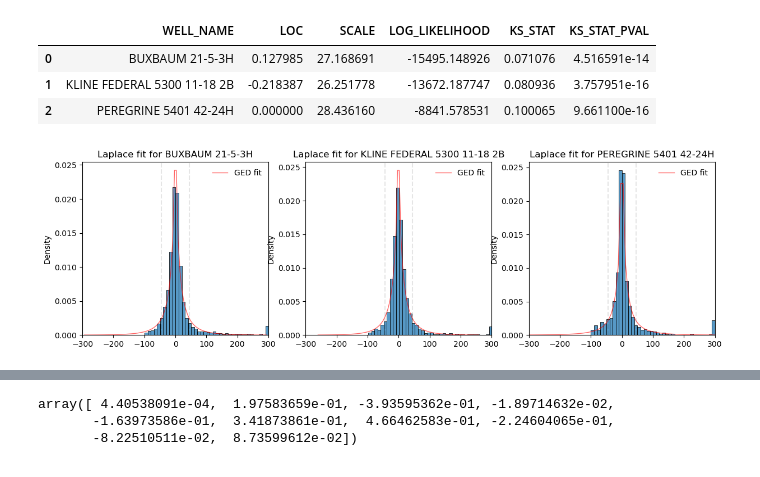
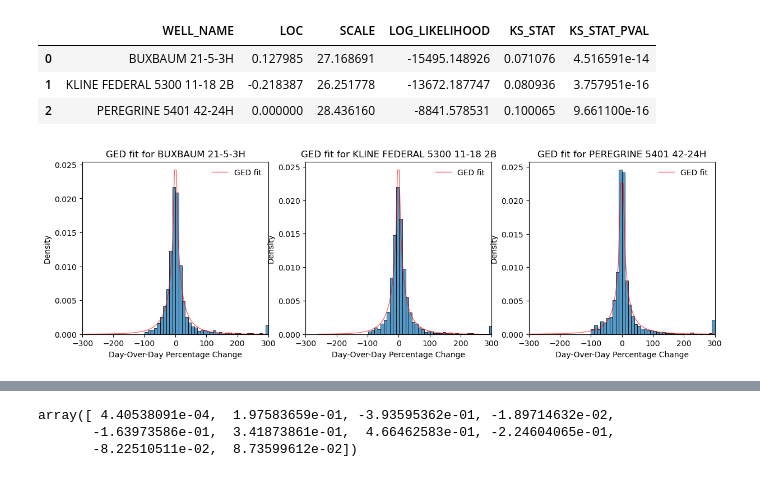
Before and after one commit to rmcguigan/PGE_RESEARCH, a Jupyter notebook: SP24_Research/SP24research_production_noise.ipynb, the cells around one changed output, grey strips where cells are left out. Saved outputs shown, nothing was run; the diff lists cells and outputs as text; code cells hidden in the pictures.

```diff
--- a/SP24_Research/SP24research_production_noise.ipynb
+++ b/SP24_Research/SP24research_production_noise.ipynb
@@ -403,28 +403,30 @@ laplace_dist.head(5)
 # %%
 # test goodness of fit of a gennorm error distribution
 distribution = gennorm
 
 fig, axs = plt.subplots(ncols=3, figsize=(3 * 3 * golden_ratio, 4))
-laplace_dist = pd.DataFrame(np.zeros([3,8]), columns=['WELL_NAME', 'BETA', 'LOC', 'SCALE', 'STD',
+laplace_dist = pd.DataFrame(np.zeros([3,10]), columns=['WELL_NAME', 'BETA', 'LOC', 'SCALE', 'MEAN', 'MEDIAN', 'STD',
                                                       'LOG_LIKELIHOOD', 'KS_STAT', 'KS_STAT_PVAL'])
 for i, well in enumerate(prod['WELL_NAME'].unique()):
     data = np.clip(prod.loc[(prod['WELL_NAME'] == well) & (prod['ON'])]['PCT_CHANGE'].dropna().values, -300, 300)
     fit = distribution.fit(data)
     beta, loc, scale = fit[0], fit[1], fit[2]
     scale_std = scale * np.sqrt(120)
+    mean = np.mean(data)
+    median = np.median(data)
     std = np.sqrt(distribution.var(beta, loc, scale))
     log_likelihood = distribution.logpdf(data, beta=beta, loc=loc, scale=scale).sum()
     ks_stat, ks_stat_pval = kstest(data, 'gennorm', args=(beta, loc, scale))
-    laplace_dist.loc[i] = [well, beta, loc, scale, std, log_likelihood, ks_stat, ks_stat_pval]
+    laplace_dist.loc[i] = [well, beta, loc, scale, mean, median, std, log_likelihood, ks_stat, ks_stat_pval]
 
     sns.histplot(data, ax=axs[i], stat='density', binwidth=10)
     x = np.linspace(distribution.ppf(0.001, beta, loc, scale), distribution.ppf(0.999, beta, loc, scale), 100)
     axs[i].plot(x, distribution.pdf(x, beta, loc, scale), 'r-', lw=1, alpha=0.6, label='GED fit')
-    axs[i].axvline(45, color='black', linestyle='--', alpha=0.1)
-    axs[i].axvline(-45, color='black', linestyle='--', alpha=0.1)
-    axs[i].set(title='Laplace fit for ' + well, xlim=(-300,300))
+    # axs[i].axvline(10, color='black', linestyle='--', alpha=0.1)
+    # axs[i].axvline(-45, color='black', linestyle='--', alpha=0.1)
+    axs[i].set(title='GED fit for ' + well, xlabel='Day-Over-Day Percentage Change', xlim=(-300,300))
     axs[i].legend(loc='best', frameon=False)
 plt.show()
 laplace_dist.head(5)
 # %% [output]
-[figure, old version]
+[figure, new version]
```
Also changed, not shown: parts of 3 cells of this notebook, 1 other file.
